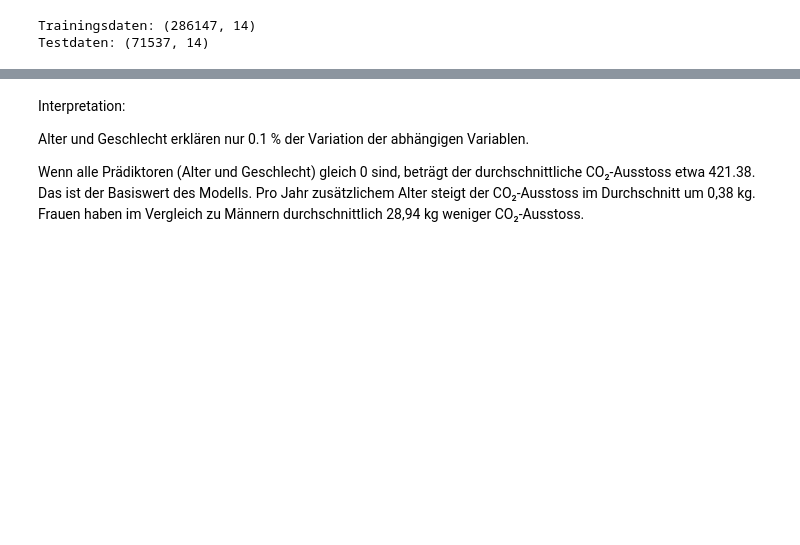
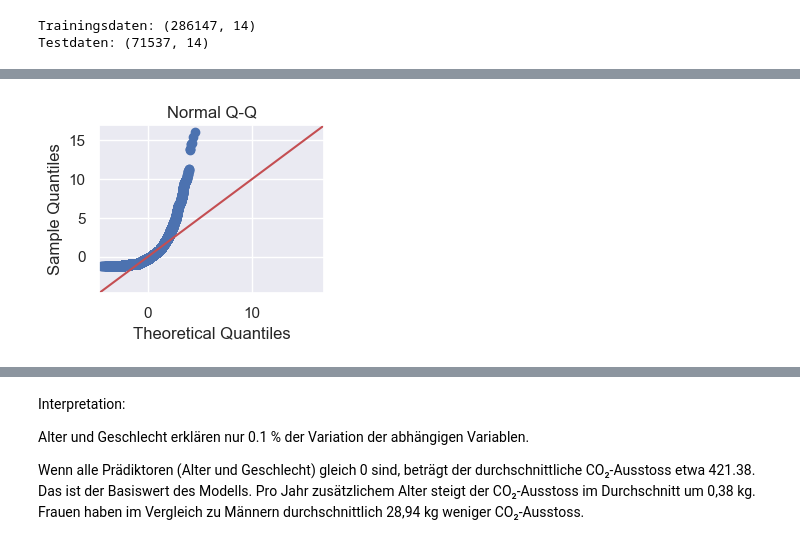
Before and after one commit to LeonidWouters/ANM, a Jupyter notebook: Modell_Stadt-Land-Intermediaer.ipynb, the cells around one changed output, grey strips where cells are left out. Saved outputs shown, nothing was run; the diff lists cells and outputs as text; code cells hidden in the pictures; blank space fills up the shorter version.

```diff
--- a/Modell_Stadt-Land-Intermediaer.ipynb
+++ b/Modell_Stadt-Land-Intermediaer.ipynb
@@ -302,0 +404,8 @@ Zwischen diesen 3 Raumtypen, werden die meisten CO₂-Emissionen in ländlichen
+# %%
+# Plot 2: QQ Plot (Quantile-Quantile plot)
+plt.subplot(2, 2, 2)
+sm.qqplot(residuals, line='45', fit=True, ax=plt.gca())
+plt.title('Normal Q-Q')
+plt.show()
+# %% [output]
+[figure, added]
```
Also changed, not shown: parts of 38 cells of this notebook.
